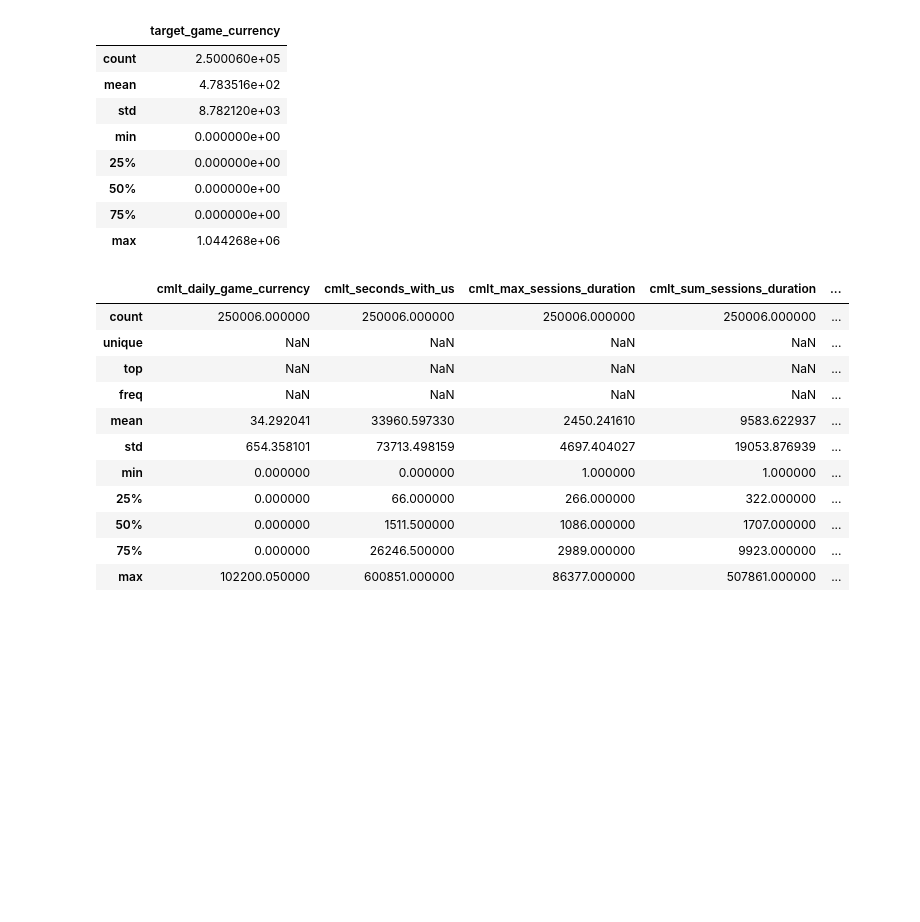
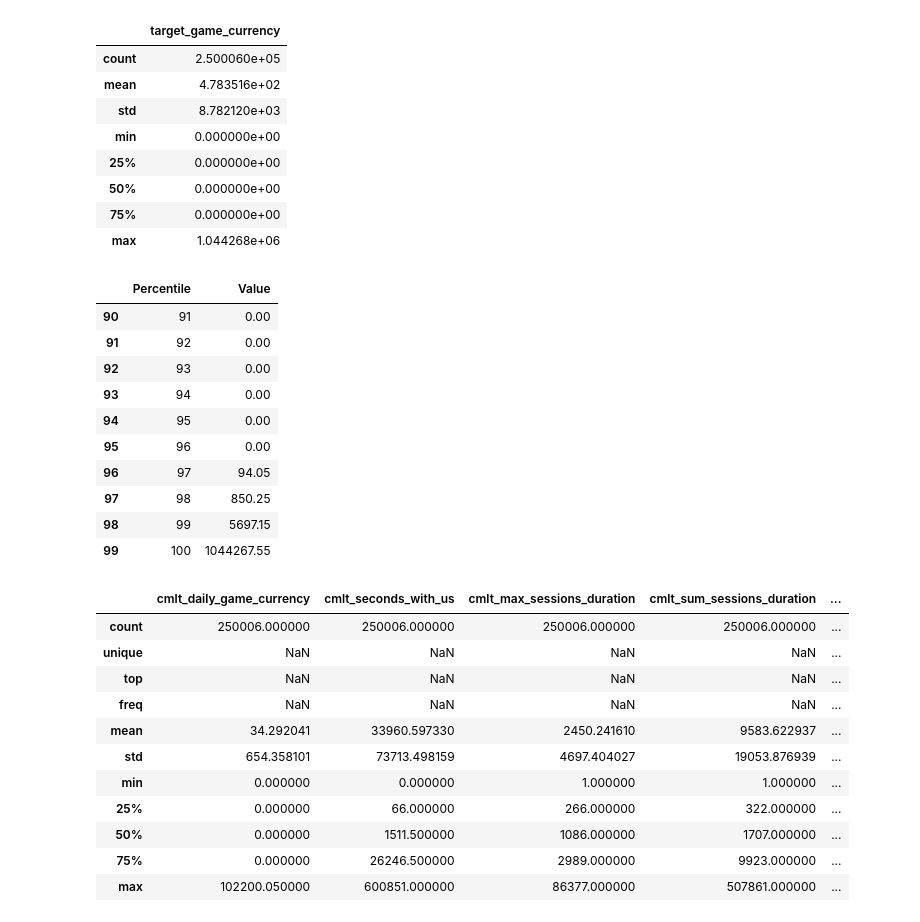
Before and after one commit to KurmangazyKarabekov/Dataset_decision, a Jupyter notebook: 1_EDA.ipynb, the cells around one changed output. Cells and saved outputs as stored; diff of their text form; code cells hidden in the pictures; blank space fills up the shorter version.

```diff
--- a/1_EDA.ipynb
+++ b/1_EDA.ipynb
@@ -96,6 +88,26 @@ df[['target_game_currency']].describe()
 | 50% | 0.000000e+00 |
 | 75% | 0.000000e+00 |
 | max | 1.044268e+06 |
+# %%
+data = df['target_game_currency']
+percentiles = range(1, 101)
+percentile_values = np.percentile(data, percentiles)
+# %%
+percentile_df = pd.DataFrame({'Percentile': percentiles, 'Value': percentile_values})
+# %%
+percentile_df.tail(10)
+# %% [output]
+|  | Percentile | Value |
+| 90 | 91 | 0.00 |
+| 91 | 92 | 0.00 |
+| 92 | 93 | 0.00 |
+| 93 | 94 | 0.00 |
+| 94 | 95 | 0.00 |
+| 95 | 96 | 0.00 |
+| 96 | 97 | 94.05 |
+| 97 | 98 | 850.25 |
+| 98 | 99 | 5697.15 |
+| 99 | 100 | 1044267.55 |
 # %%
 df.describe(include='all')
 # %% [output]
```
Also changed, not shown: parts of 21 cells of this notebook, 2 other files.
